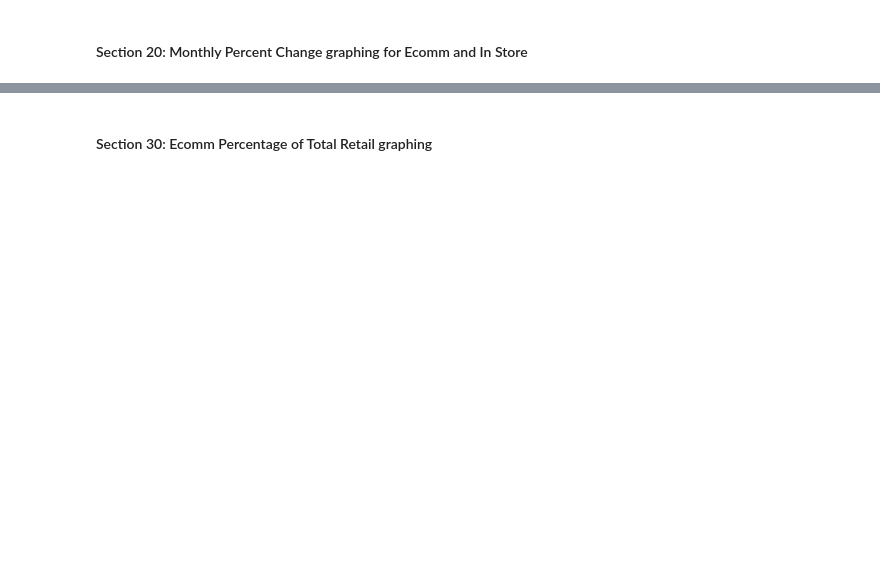
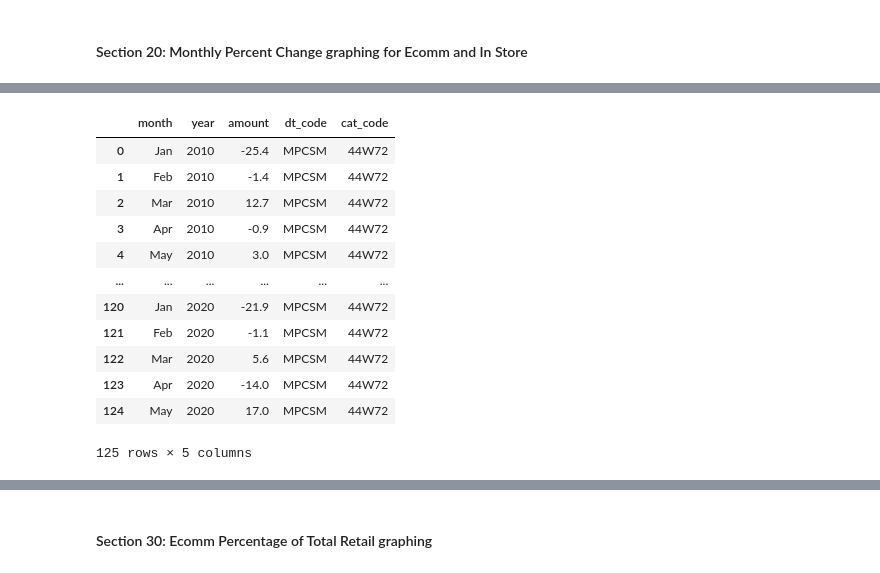
Before and after one commit to jeffhoffmanmba/Project1_eCommerce_Trends, a Jupyter notebook: ecomm_graphing.ipynb, the cells around one changed output, grey strips where cells are left out. Drawn from its saved outputs; the diff is of its cells as text; code cells hidden in the pictures; blank space fills up the shorter version.

```diff
--- a/ecomm_graphing.ipynb
+++ b/ecomm_graphing.ipynb
@@ -436,3 +447,19 @@ plt.savefig("Data/USCensus_joint_tenyear_monthly_growth.png")
 # %% [output]
 [interactive output not drawn]
 [interactive output not drawn]
+# %%
+instore_perchange
+# %% [output]
+|  | month | year | amount | dt_code | cat_code |
+| 0 | Jan | 2010 | -25.4 | MPCSM | 44W72 |
+| 1 | Feb | 2010 | -1.4 | MPCSM | 44W72 |
+| 2 | Mar | 2010 | 12.7 | MPCSM | 44W72 |
+| 3 | Apr | 2010 | -0.9 | MPCSM | 44W72 |
+| 4 | May | 2010 | 3.0 | MPCSM | 44W72 |
+| ... | ... | ... | ... | ... | ... |
+| 120 | Jan | 2020 | -21.9 | MPCSM | 44W72 |
+| 121 | Feb | 2020 | -1.1 | MPCSM | 44W72 |
+| 122 | Mar | 2020 | 5.6 | MPCSM | 44W72 |
+| 123 | Apr | 2020 | -14.0 | MPCSM | 44W72 |
+| 124 | May | 2020 | 17.0 | MPCSM | 44W72 |
+125 rows × 5 columns
```
Also changed, not shown: parts of 16 cells of this notebook, 15 other files.
